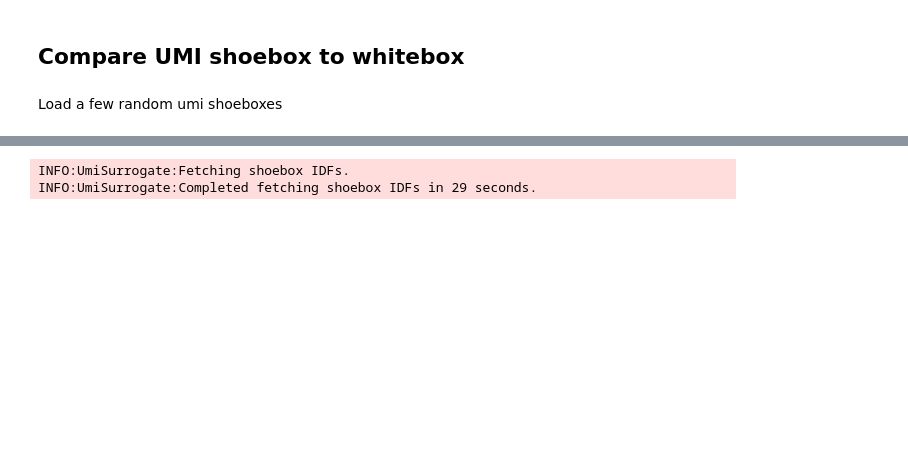
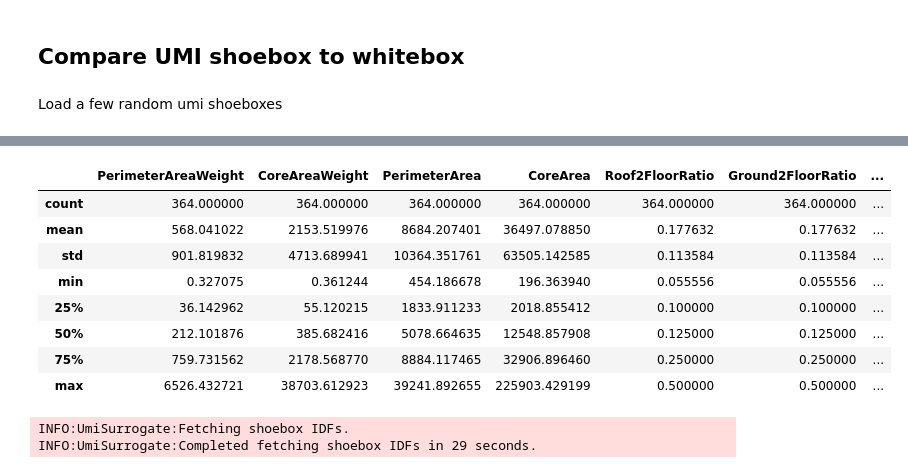
Before and after one commit to szvsw/ml-for-building-energy-modeling, a Jupyter notebook: ml-for-bem/shoebox_tester.ipynb, the cells around one changed output, grey strips where cells are left out. Cells and saved outputs as stored; diff of their text form; code cells hidden in the pictures; blank space fills up the shorter version.

```diff
--- a/ml-for-bem/shoebox_tester.ipynb
+++ b/ml-for-bem/shoebox_tester.ipynb
@@ -619,26 +639,0 @@ Testing design space for each parameter to check bounds
-# %%
-# Make a base shoebox with all parameters set to mean
-schema = Schema()
-base_vector = schema.generate_empty_storage_vector()
-test_batch = schema.generate_empty_storage_batch(229)
-sb_hourly = {}
-sb_monthly={}
-
-for param in schema.parameters:
-    try:
-        val = param.mean
-    except:
-        val = 0
-    schema.update_storage_vector(base_vector, parameter=param.name, value=val)
-    schema.update_storage_batch(test_batch, parameter=param.name, value=val)
-
-schema.update_storage_vector(base_vector, parameter="climate_zone", value=5) # Set all to be run in CZ5
-schema.update_storage_batch(test_batch, parameter="climate_zone", value=5) # Set all to be run in CZ5
-
-# Make storage vector schedule from residential
-# Make shading 0 for all
-
-whitebox_sim = WhiteboxSimulation(schema, base_vector)
-whitebox_sim.summarize()
-sb_hourly['base'], sb_monthly['base'] = whitebox_sim.simulate()
-whitebox_sim.idf.view_model()
@@ -691,16 +639,0 @@ schema_param_names = [x for x in schema.parameter_names if not x in skip]
-# %%
-idx = 0
-start_idxs = {}
-num_idxs = {}
-for i, param_name in enumerate(schema_param_names):
-    param = schema[param_name]
-    try:
-        vals = np.linspace(param.min, param.max, num=10)
-    except:
-        vals = list(range(param.shape_ml[0]))
-        vals = vals[1:]
-    for j, val in enumerate(vals):
-        schema.update_storage_batch(test_batch, index=idx+j, parameter=param.name, value=val)
-    start_idxs[param_name] = idx
-    num_idxs[param_name] = len(vals)
-    idx += len(vals)
@@ -800,4 +679,16 @@ INFO:UmiSurrogate:Output shape of h5py: (364, 2, 16, 8760).
 | 3 | 45528662-89aa-7b48-8da3-1153c0ecbd22 | 27.396955 | 36.574237 | 1255.630962 | 1676.23538 | North | ... |
 | 4 | 45528662-89aa-7b48-8da3-1153c0ecbd22 | 344.588024 | 460.016242 | 1255.630962 | 1676.23538 | South | ... |
 5 rows × 25 columns
+# %%
+umi.shoeboxdf.describe()
+# %% [output]
+|  | PerimeterAreaWeight | CoreAreaWeight | PerimeterArea | CoreArea | Roof2FloorRatio | Ground2FloorRatio | ... |
+| count | 364.000000 | 364.000000 | 364.000000 | 364.000000 | 364.000000 | 364.000000 | ... |
+| mean | 568.041022 | 2153.519976 | 8684.207401 | 36497.078850 | 0.177632 | 0.177632 | ... |
+| std | 901.819832 | 4713.689941 | 10364.351761 | 63505.142585 | 0.113584 | 0.113584 | ... |
+| min | 0.327075 | 0.361244 | 454.186678 | 196.363940 | 0.055556 | 0.055556 | ... |
+| 25% | 36.142962 | 55.120215 | 1833.911233 | 2018.855412 | 0.100000 | 0.100000 | ... |
+| 50% | 212.101876 | 385.682416 | 5078.664635 | 12548.857908 | 0.125000 | 0.125000 | ... |
+| 75% | 759.731562 | 2178.568770 | 8884.117465 | 32906.896460 | 0.250000 | 0.250000 | ... |
+| max | 6526.432721 | 38703.612923 | 39241.892655 | 225903.429199 | 0.500000 | 0.500000 | ... |
 # %%
```
Also changed, not shown: parts of 24 cells of this notebook, 8 other files.
